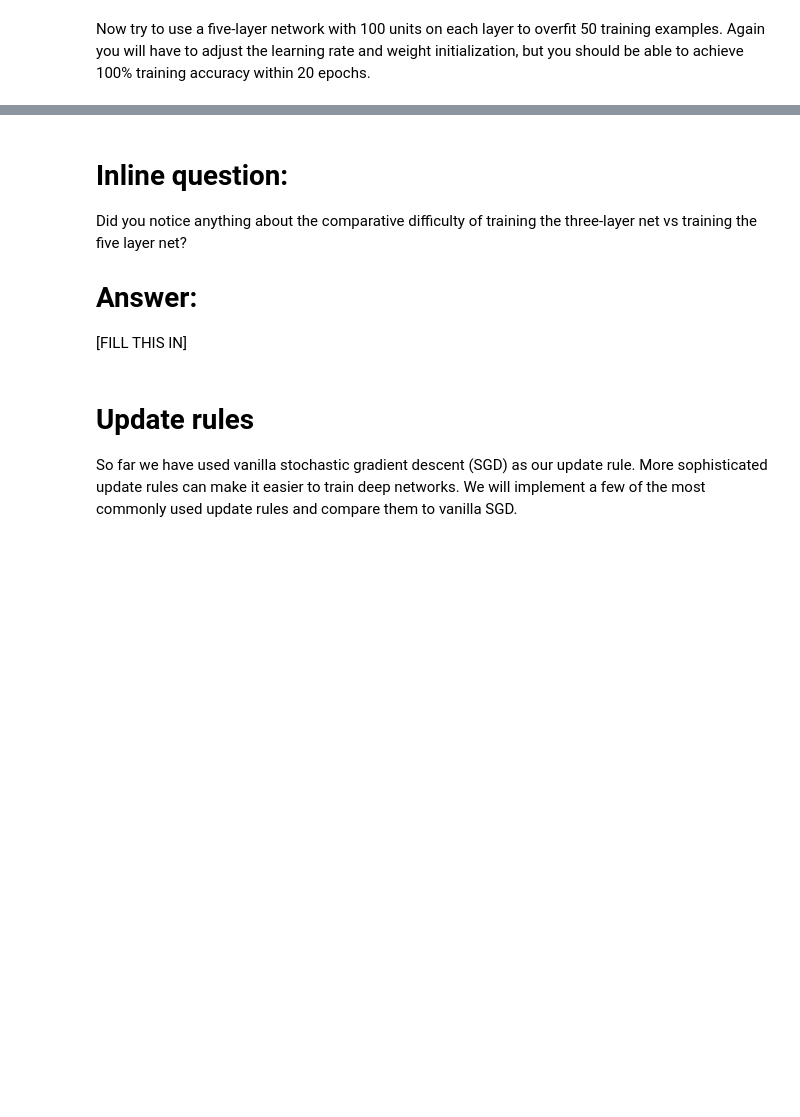
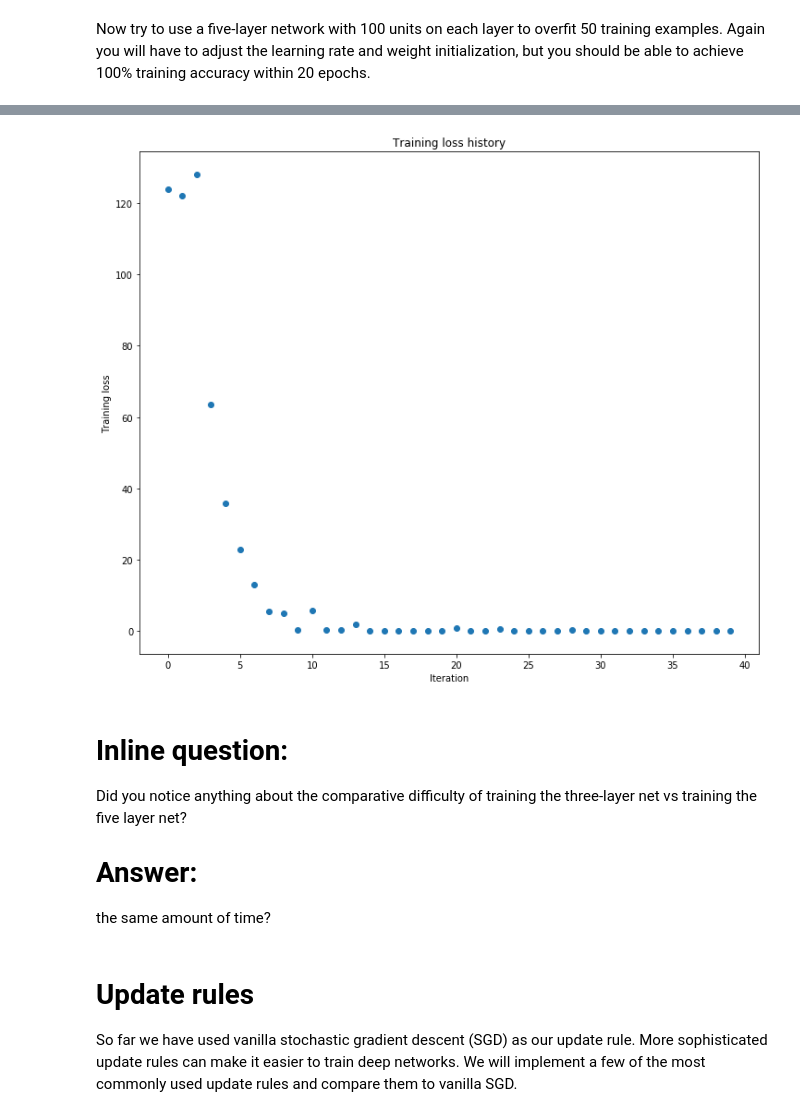
Before and after one commit to Howuhh/cs231n_2018, a Jupyter notebook: assignment2/FullyConnectedNets.ipynb, the cells around one changed output, grey strips where cells are left out. Cells and saved outputs as stored; diff of their text form; code cells hidden in the pictures; blank space fills up the shorter version.

```diff
--- a/assignment2/FullyConnectedNets.ipynb
+++ b/assignment2/FullyConnectedNets.ipynb
@@ -493,6 +509,7 @@ plt.show()
 # %% [markdown]
 Now try to use a five-layer network with 100 units on each layer to overfit 50 training examples. Again you will have to adjust the learning rate and weight initialization, but you should be able to achieve 100% training accuracy within 20 epochs.
 # %%
+%time
 # TODO: Use a five-layer Net to overfit 50 training examples.
 
 num_train = 50
@@ -504,7 +521,7 @@ small_data = {
 }
 
 learning_rate = 1e-3
-weight_scale = 1e-5
+weight_scale = 1e-1
 model = FullyConnectedNet([100, 100, 100, 100],
                 weight_scale=weight_scale, dtype=np.float64)
 solver = Solver(model, small_data,
@@ -521,3 +538,4 @@ plt.title('Training loss history')
 plt.xlabel('Iteration')
 plt.ylabel('Training loss')
 plt.show()
+# %% [output]
@@ -524,9 +559,10 @@ plt.show()
+[figure, added]
 # %% [markdown]
 # Inline question:
 Did you notice anything about the comparative difficulty of training the three-layer net vs training the five layer net?
 
 # Answer:
-[FILL THIS IN]
+the same amount of time?
 # %% [markdown]
 # Update rules
 So far we have used vanilla stochastic gradient descent (SGD) as our update rule. More sophisticated update rules can make it easier to train deep networks. We will implement a few of the most commonly used update rules and compare them to vanilla SGD.
```
Also changed, not shown: parts of 13 cells of this notebook, 1 other file.
